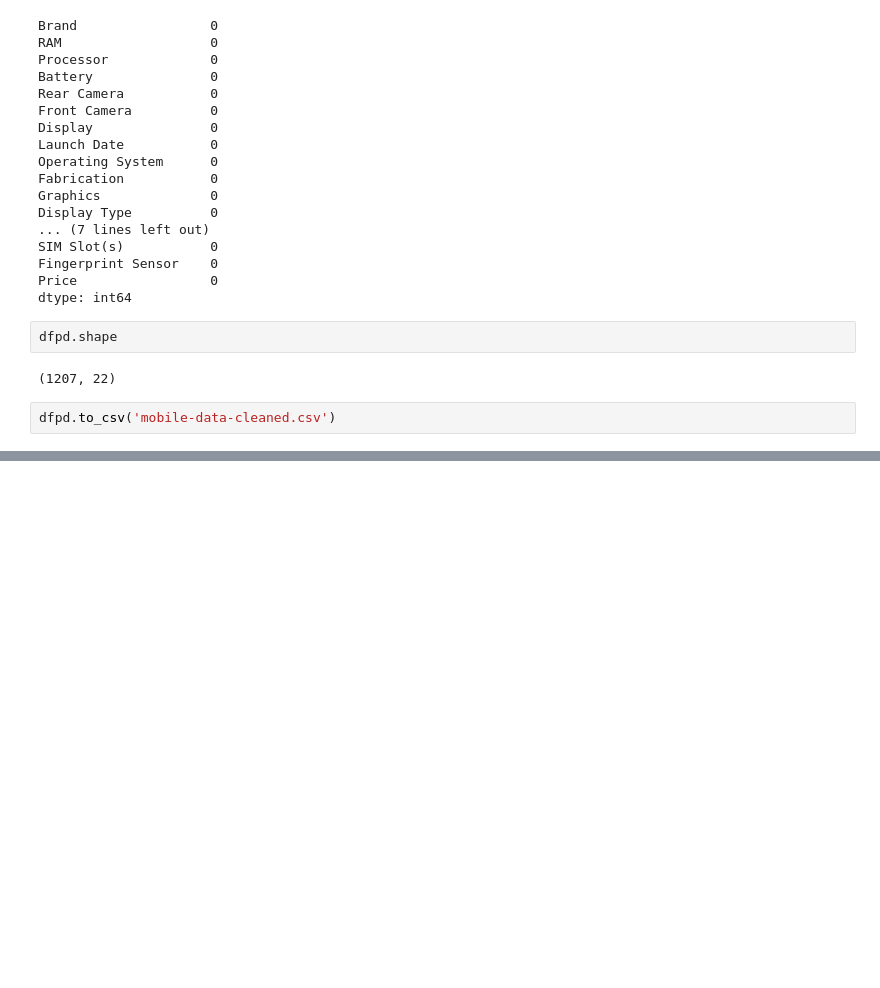
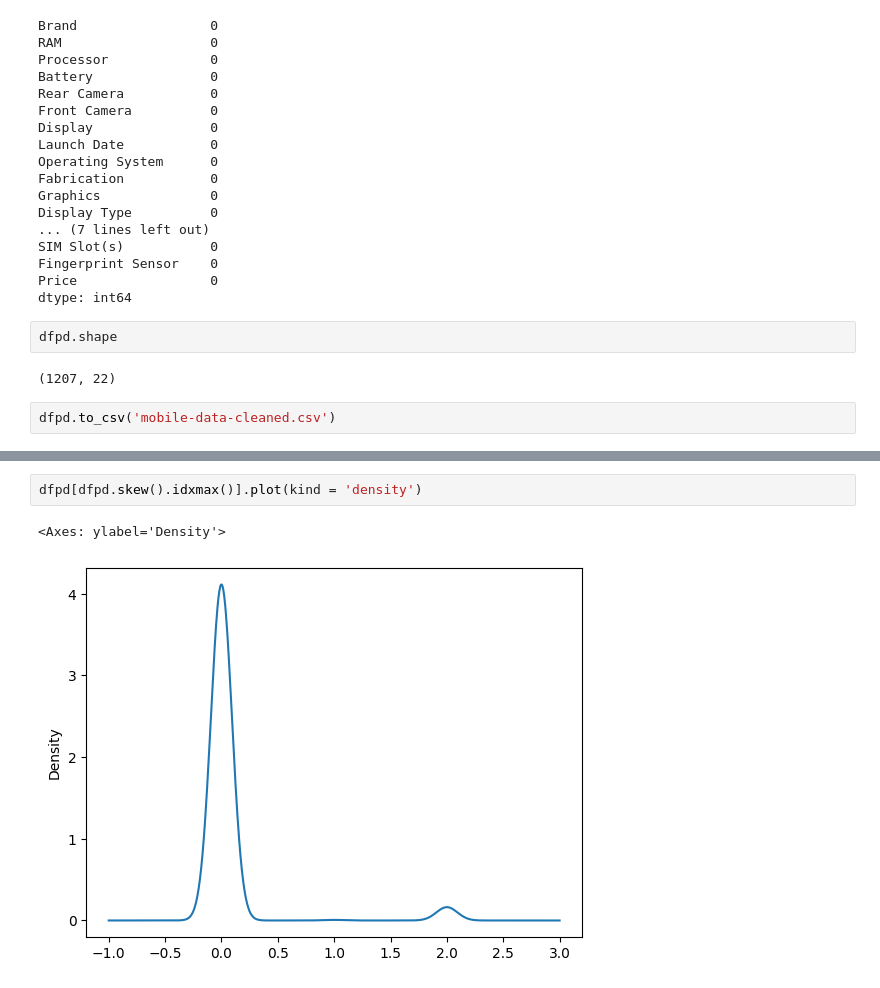
Before and after one commit to arnold-anand/Intel-Unnati-Summer-Internship-2023, a Jupyter notebook: Intel_Unnati_Data_Cleaning_.ipynb, the cells around one changed output, grey strips where cells are left out. Drawn from its saved outputs; the diff is of its cells as text; blank space fills up the shorter version.

```diff
--- a/Intel_Unnati_Data_Cleaning_.ipynb
+++ b/Intel_Unnati_Data_Cleaning_.ipynb
@@ -322,0 +394,5 @@ dfpd.describe()
+# %%
+dfpd[dfpd.skew().idxmax()].plot(kind = 'density')
+# %% [output]
+<Axes: ylabel='Density'>
+[figure, added]
```
Also changed, not shown: parts of 27 cells of this notebook, 1 other file.
